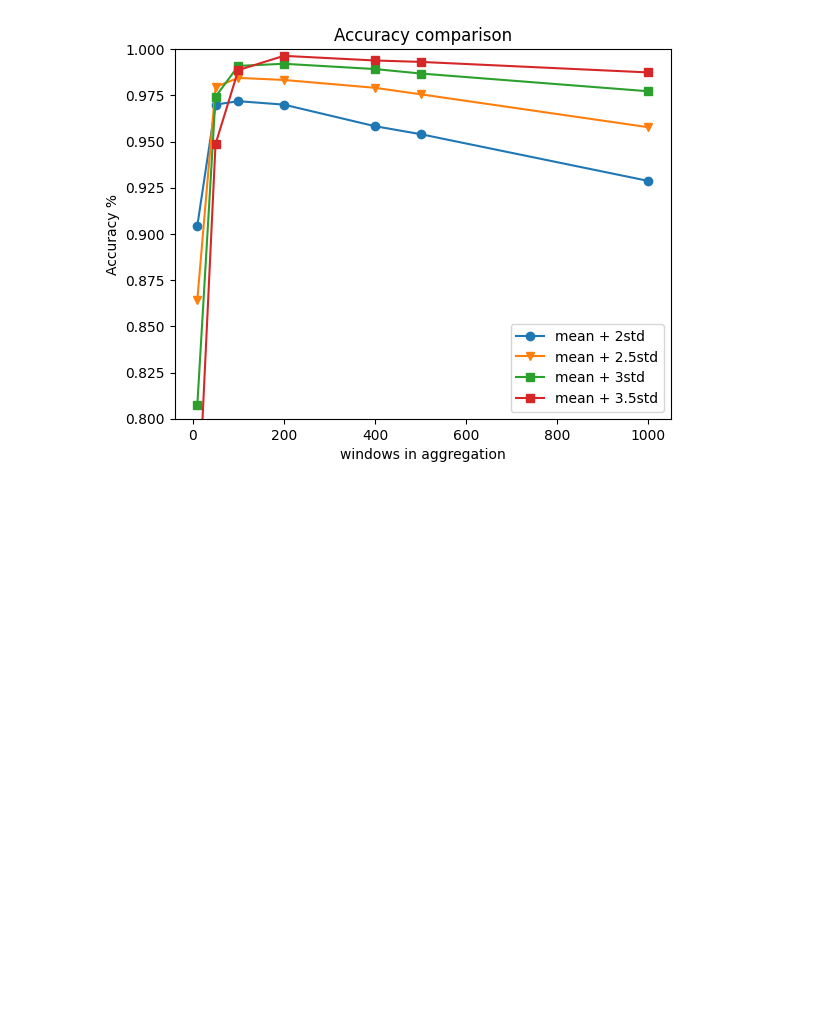
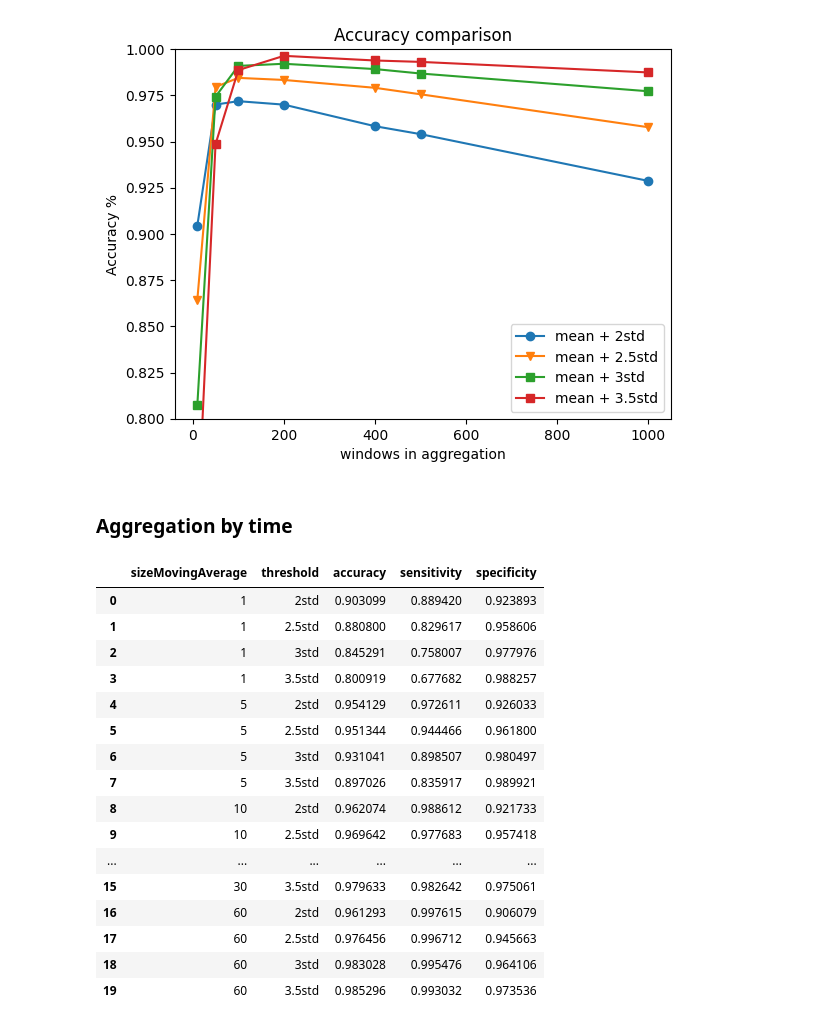
Before and after one commit to YhBedoya/SHM-MAE, a Jupyter notebook: AnomalyDetection on INSIST/AnalysisTrainingResults.ipynb, the cells around one changed output. Cells and saved outputs as stored; diff of their text form; code cells hidden in the pictures; blank space fills up the shorter version.

```diff
--- a/AnomalyDetection on INSIST/AnalysisTrainingResults.ipynb
+++ b/AnomalyDetection on INSIST/AnalysisTrainingResults.ipynb
@@ -487,3 +458,5 @@ plt.legend()
 plt.show()
 # %% [output]
 [figure]
+# %% [markdown]
+### Aggregation by time
@@ -489,0 +512,20 @@ plt.show()
+# %%
+resultsDf
+# %% [output]
+|  | sizeMovingAverage | threshold | accuracy | sensitivity | specificity |
+| 0 | 1 | 2std | 0.903099 | 0.889420 | 0.923893 |
+| 1 | 1 | 2.5std | 0.880800 | 0.829617 | 0.958606 |
+| 2 | 1 | 3std | 0.845291 | 0.758007 | 0.977976 |
+| 3 | 1 | 3.5std | 0.800919 | 0.677682 | 0.988257 |
+| 4 | 5 | 2std | 0.954129 | 0.972611 | 0.926033 |
+| 5 | 5 | 2.5std | 0.951344 | 0.944466 | 0.961800 |
+| 6 | 5 | 3std | 0.931041 | 0.898507 | 0.980497 |
+| 7 | 5 | 3.5std | 0.897026 | 0.835917 | 0.989921 |
+| 8 | 10 | 2std | 0.962074 | 0.988612 | 0.921733 |
+| 9 | 10 | 2.5std | 0.969642 | 0.977683 | 0.957418 |
+| ... | ... | ... | ... | ... | ... |
+| 15 | 30 | 3.5std | 0.979633 | 0.982642 | 0.975061 |
+| 16 | 60 | 2std | 0.961293 | 0.997615 | 0.906079 |
+| 17 | 60 | 2.5std | 0.976456 | 0.996712 | 0.945663 |
+| 18 | 60 | 3std | 0.983028 | 0.995476 | 0.964106 |
+| 19 | 60 | 3.5std | 0.985296 | 0.993032 | 0.973536 |
```
Also changed, not shown: parts of 11 cells of this notebook, 2 other files.
